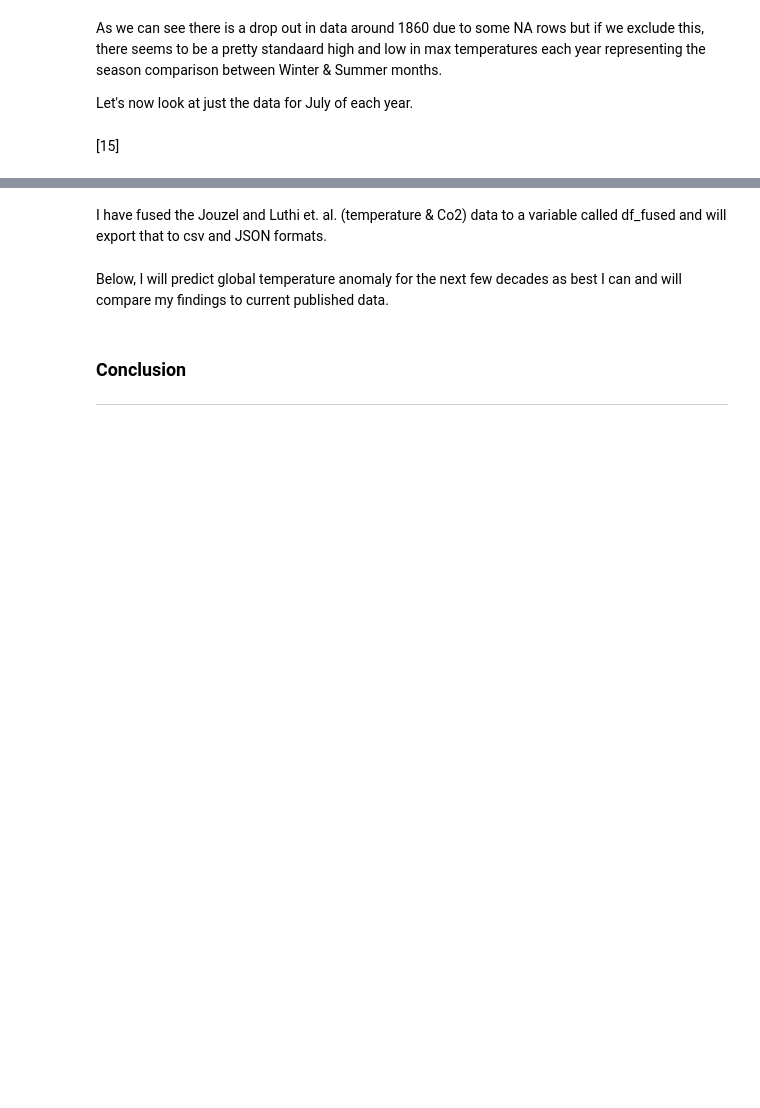
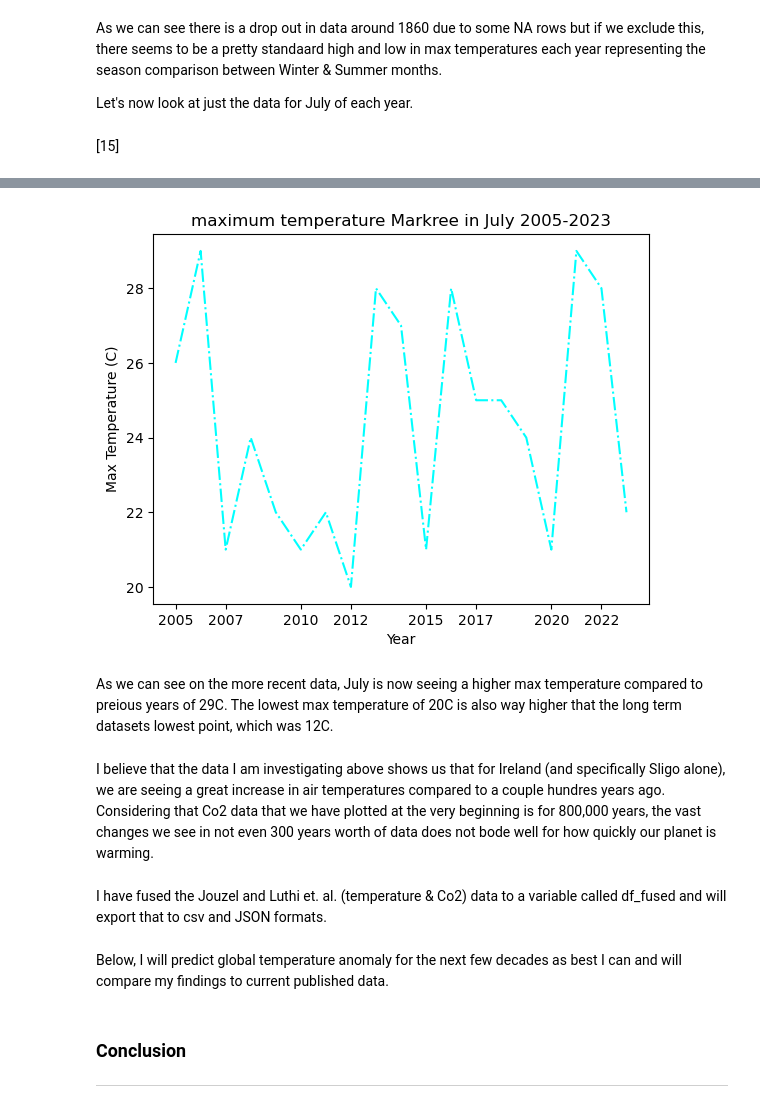
Before and after one commit to joannefeeney/programming-data-project-2, a Jupyter notebook: project.ipynb, the cells around one changed output, grey strips where cells are left out. Saved outputs shown, nothing was run; the diff lists cells and outputs as text; code cells hidden in the pictures; blank space fills up the shorter version.

```diff
--- a/project.ipynb
+++ b/project.ipynb
@@ -253,3 +352,25 @@ I will speak briefly about what I think the data that I am investigating means f
+# %%
+# Reading in dataset that I found online
+df_markree_recent = pd.read_csv("data\Markree_Recent_Temps.csv", skiprows=19)
+# %%
+# Assigning maxt column as float (Sparkbyexamples.com)
+df_markree_recent['maxtp'] = df_markree_recent['maxtp'].astype(int)
+# %%
+# Creating a new variable for just July
+df_july_recent = df_markree_recent[(df_markree_recent['month'] == 7)]
+# %%
+# Plotting temperature data for recent Markree data
+sns.lineplot(data=df_july_recent, x='year', y='maxtp', color='aqua', linestyle='dashdot')
+plt.title('maximum temperature Markree in July 2005-2023')
+plt.xlabel('Year')
+plt.xticks([2005, 2007, 2010, 2012, 2015, 2017, 2020, 2022])
+plt.ylabel('Max Temperature (C)');
+# %% [output]
+[figure, added]
+# %% [markdown]
+As we can see on the more recent data, July is now seeing a higher max temperature compared to preious years of 29C. The lowest max temperature of 20C is also way higher that the long term datasets lowest point, which was 12C.
+# %% [markdown]
+I believe that the data I am investigating above shows us that for Ireland (and specifically Sligo alone), we are seeing a great increase in air temperatures compared to a couple hundres years ago. Considering that Co2 data that we have plotted at the very beginning is for 800,000 years, the vast changes we see in not even 300 years worth of data does not bode well for how quickly our planet is warming.
 # %% [markdown]
 I have fused the Jouzel and Luthi et. al. (temperature & Co2) data to a variable called df_fused and will export that to csv and JSON formats.
 # %% [markdown]
```
Also changed, not shown: parts of 33 cells of this notebook, 2 other files.
